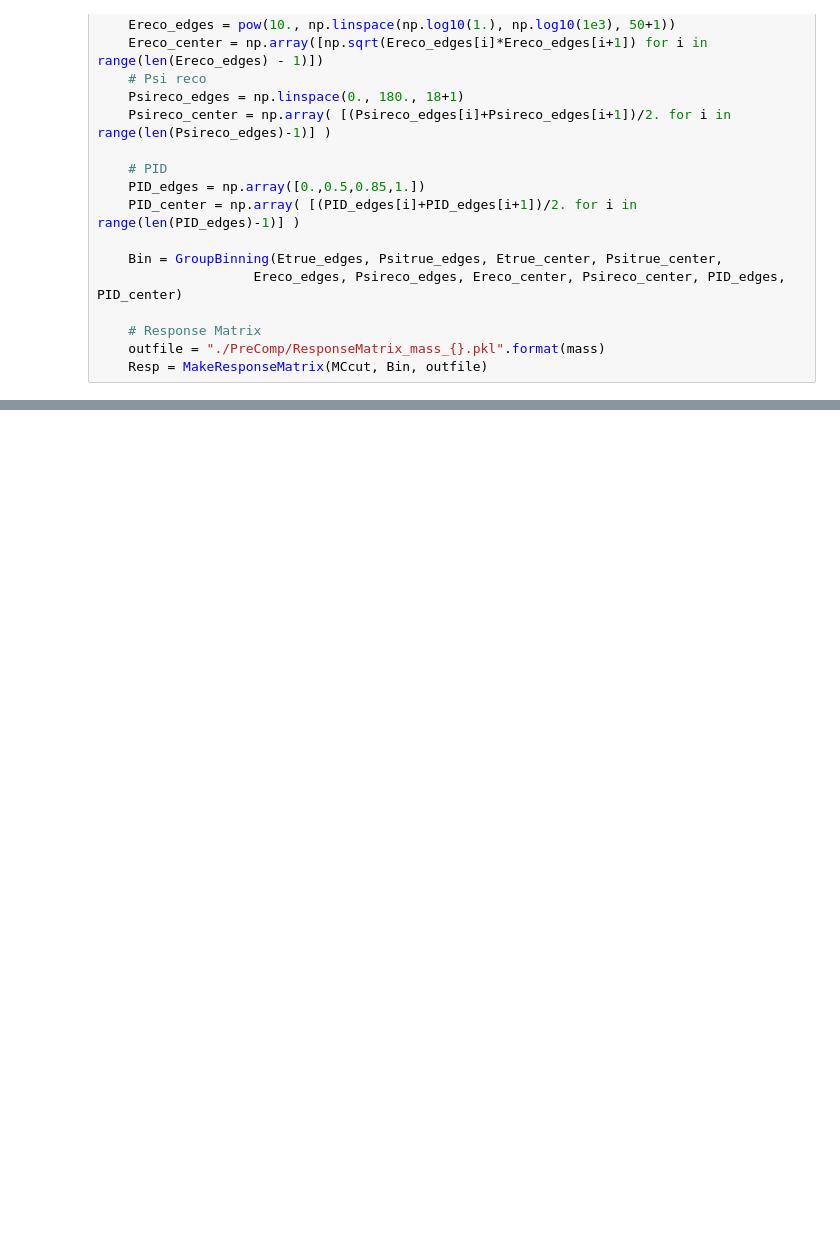
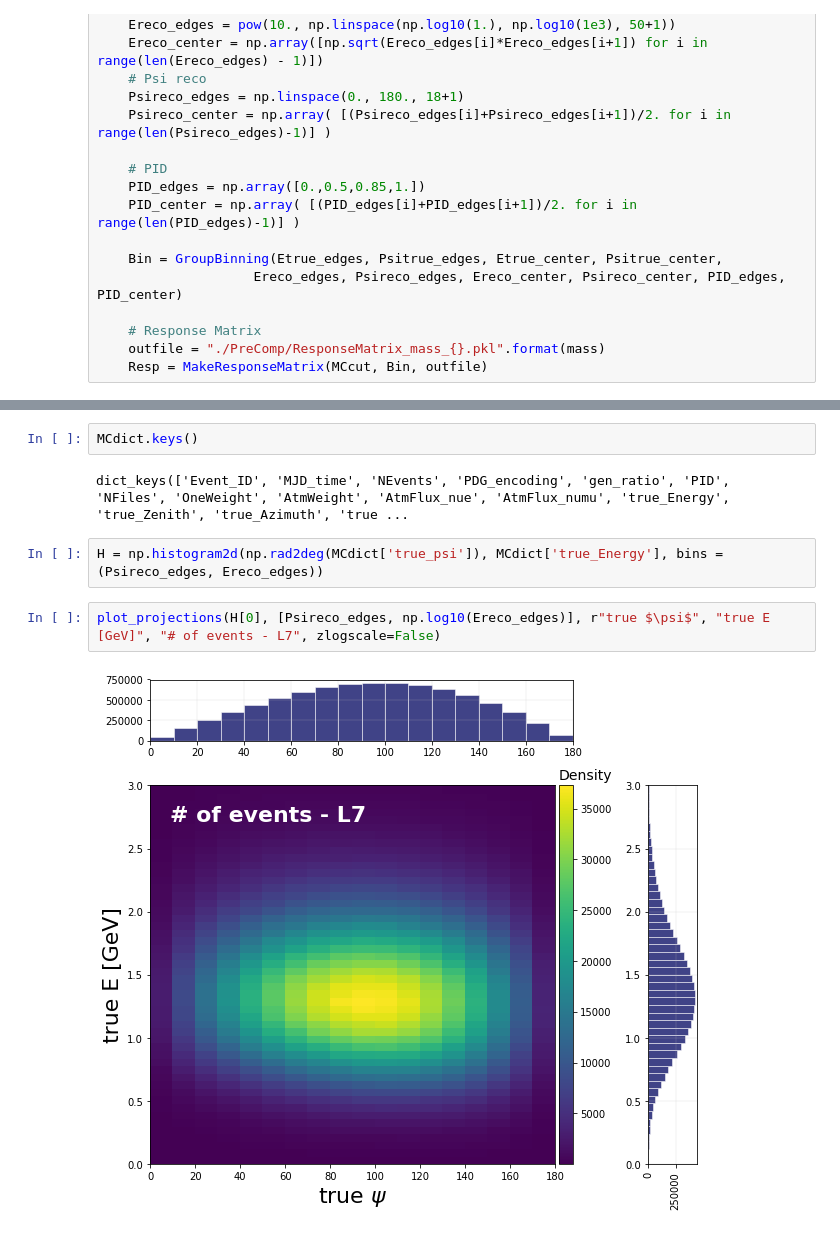
Before and after one commit to NhanChau94/GC_OscNext, a Jupyter notebook: DetResponse/DetectorResponse.ipynb, the cells around one changed output, grey strips where cells are left out. Drawn from its saved outputs; the diff is of its cells as text; blank space fills up the shorter version.

```diff
--- a/DetResponse/DetectorResponse.ipynb
+++ b/DetResponse/DetectorResponse.ipynb
@@ -124,0 +158,10 @@ for mass in masses:
+# %%
+MCdict.keys()
+# %% [output]
+dict_keys(['Event_ID', 'MJD_time', 'NEvents', 'PDG_encoding', 'gen_ratio', 'PID', 'NFiles', 'OneWeight', 'AtmWeight', 'AtmFlux_nue', 'AtmFlux_numu', 'true_Energy', 'true_Zenith', 'true_Azimuth', 'true ...
+# %%
+H = np.histogram2d(np.rad2deg(MCdict['true_psi']), MCdict['true_Energy'], bins = (Psireco_edges, Ereco_edges))
+# %%
+plot_projections(H[0], [Psireco_edges, np.log10(Ereco_edges)], r"true $\psi$", "true E [GeV]", "# of events - L7", zlogscale=False)
+# %% [output]
+[figure, added]
```
Also changed, not shown: parts of 12 cells of this notebook, 23 other files.
